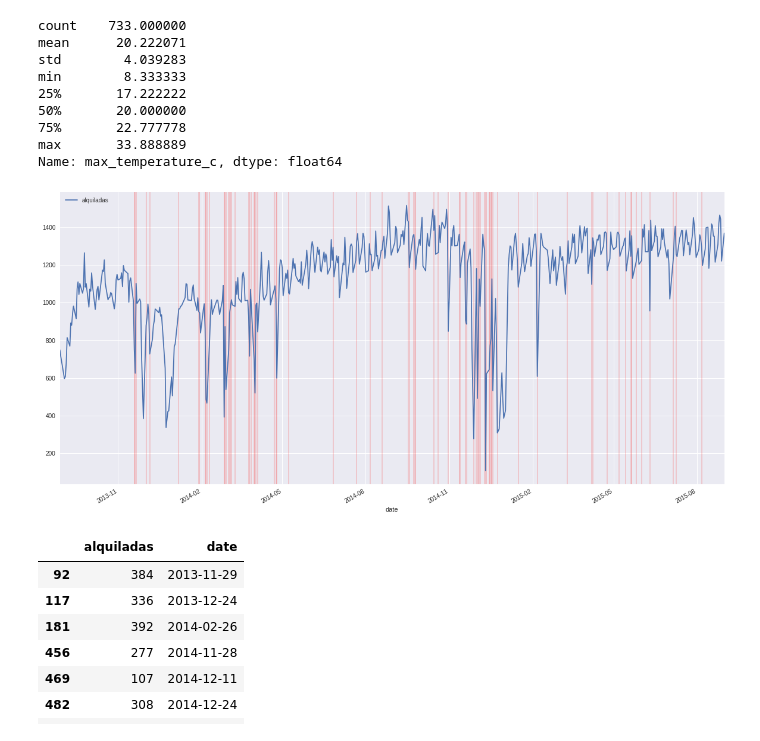
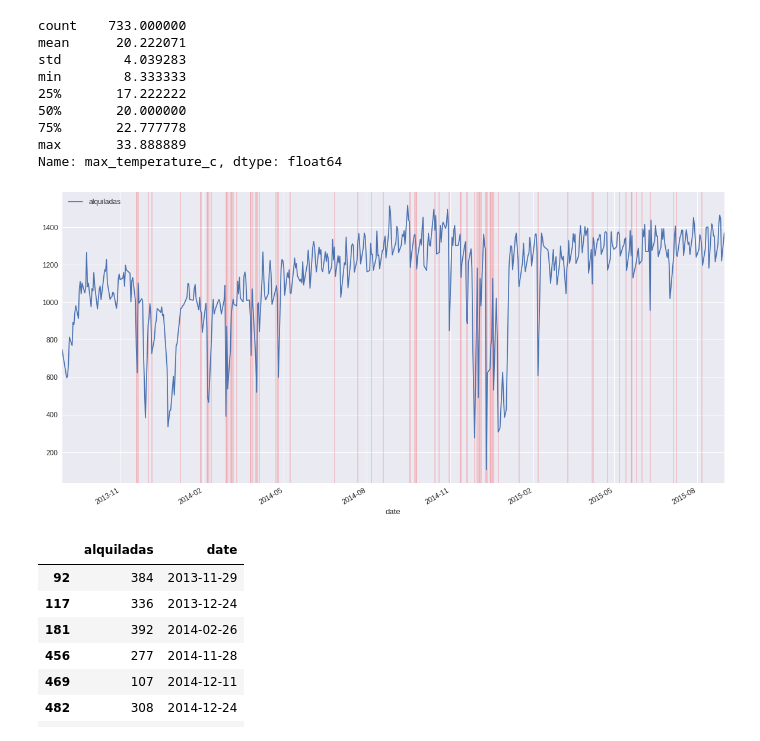
Before and after one commit to bzuker/tp-datos, a Jupyter notebook: tp-orga-bz.ipynb, the cells around one changed output. Drawn from its saved outputs; the diff is of its cells as text; code cells hidden in the pictures.

```diff
--- a/tp-orga-bz.ipynb
+++ b/tp-orga-bz.ipynb
@@ -5,6 +5,8 @@ import numpy as np
 import matplotlib.pyplot as plt
 import seaborn as sns
 %matplotlib inline
+
+sns.set(context='notebook', font_scale=1.2)
 # %%
 trips = pd.read_csv('data/trip.csv')
 weather = pd.read_csv('data/weather.csv')
@@ -296,16 +298,14 @@ def laborables(df):
 # %%
 # Relación entre alquiladas y las lluvias
 # Se puede ver que en los días de lluvia disminuye el uso de las bicicletas
 rainyDays = weather[weather.events.str.contains('Rain')]
 rainyDays = laborables(rainyDays)
-calendar = USFederalHolidayCalendar()
-holidays = calendar.holidays(start=alquiladasPorFecha.date.min(), end=alquiladasPorFecha.date.max())
 diasLaborables = laborables(alquiladasPorFecha)
 diasLaborables.plot(figsize=(20,10), x='date', y='alquiladas')
 for date in rainyDays.date:
     plt.axvspan(date, date, color='red')
 # %% [output]
-[figure, old version]
+[figure, new version]
 # %%
 diasLaborables[diasLaborables.alquiladas < 400]
 # %% [output]
```
Also changed, not shown: parts of 12 cells of this notebook.
